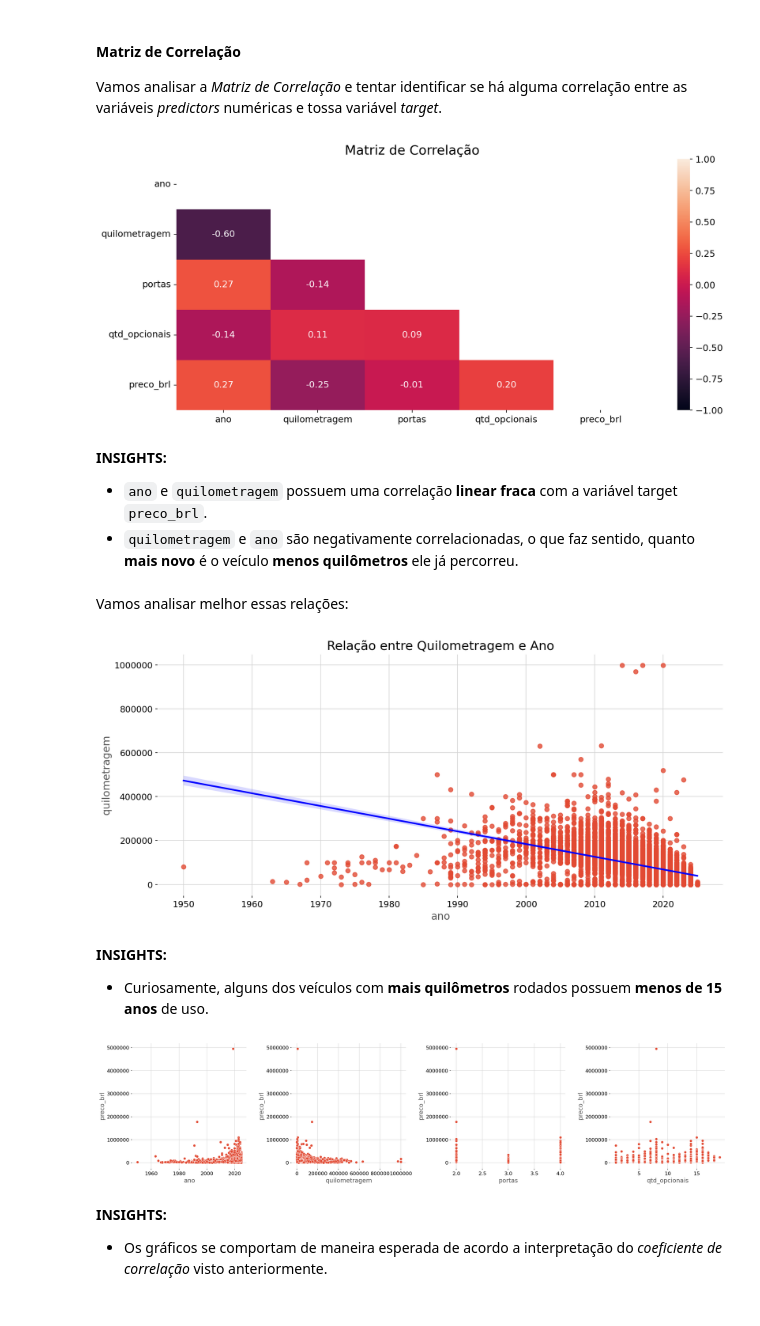
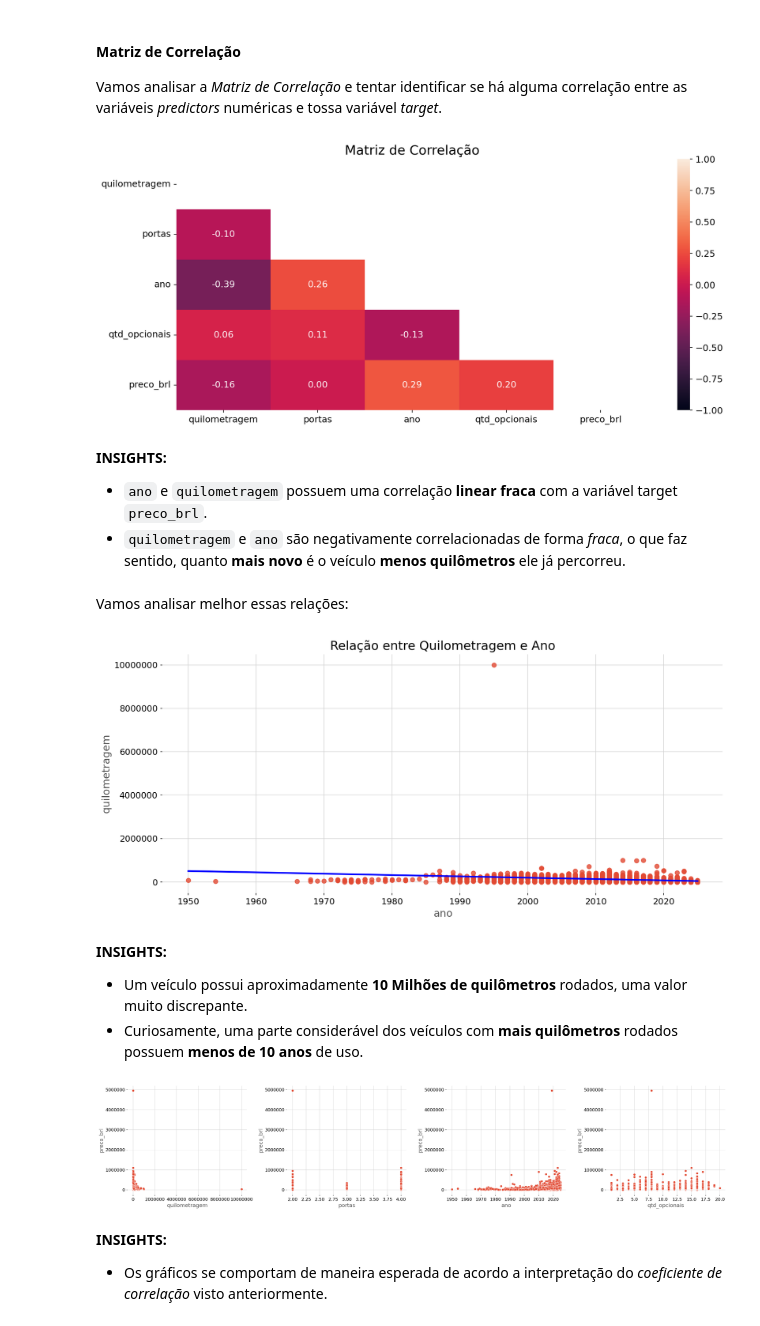
Before and after one commit to PatrickLeal/analise-carros-olx, a Jupyter notebook: notebooks/1. EDA.ipynb, the cells around one changed output. Saved outputs shown, nothing was run; the diff lists cells and outputs as text; code cells hidden in the pictures.

```diff
--- a/notebooks/1. EDA.ipynb
+++ b/notebooks/1. EDA.ipynb
@@ -253,7 +255,7 @@ Removendo variáveis que não importam para nossa análise tendo como **premissa
 from sklearn.model_selection import train_test_split
 # %%
 df_filtrado = df_cleaned.drop(columns=['imagem', 'perfil_carro', 'tempo_publicacao', 'cod_publicacao',
-                                       'titulo', 'descricao', 'cep']).copy()
+                                       'titulo', 'descricao', 'cep', 'data_publicacao']).copy()
 df_filtrado = df_filtrado.drop_duplicates()
 X = df_filtrado.drop(columns=['preco_brl'])
 y = df_filtrado['preco_brl'].copy()
@@ -514,11 +488,11 @@ fig.grid(False)
 plt.title('Matriz de Correlação')
 plt.show()
 # %% [output]
-[figure, old version]
+[figure, new version]
 # %% [markdown]
 **INSIGHTS:**
 *   `ano` e `quilometragem` possuem uma correlação **linear fraca** com a variável target `preco_brl`.
-*   `quilometragem` e `ano` são negativamente correlacionadas, o que faz sentido, quanto **mais novo** é o veículo **menos quilômetros** ele já percorreu.
+*   `quilometragem` e `ano` são negativamente correlacionadas de forma *fraca*, o que faz sentido, quanto **mais novo** é o veículo **menos quilômetros** ele já percorreu.
 # %% [markdown]
 Vamos analisar melhor essas relações:
 # %%
@@ -528,22 +502,23 @@ plt.ticklabel_format(style='plain', axis='y')
 plt.title('Relação entre Quilometragem e Ano')
 plt.show()
 # %% [output]
-[figure, old version]
+[figure, new version]
 # %% [markdown]
 **INSIGHTS:**
-*   Curiosamente, alguns dos veículos com **mais quilômetros** rodados possuem **menos de 15 anos** de uso.
+*   Um veículo possui aproximadamente **10 Milhões de quilômetros** rodados, uma valor muito discrepante.
+*   Curiosamente, uma parte considerável dos veículos com **mais quilômetros** rodados possuem **menos de 10 anos** de uso.
 # %%
-fig, axes = plt.subplots(1, 4, figsize=(21, 5))
+fig, axes = plt.subplots(1, 4, figsize=(24, 5))
 sns.scatterplot(data=train, x=num_features[0], y=target, ax=axes[0])
 sns.scatterplot(data=train, x=num_features[1], y=target, ax=axes[1])
 sns.scatterplot(data=train, x=num_features[2], y=target, ax=axes[2])
 sns.scatterplot(data=train, x=num_features[3], y=target, ax=axes[3])
 for a in range(len(axes)):
     axes[a].ticklabel_format(style='plain', axis='both')
 plt.tight_layout()
 plt.show()
 # %% [output]
-[figure, old version]
+[figure, new version]
 # %% [markdown]
 **INSIGHTS:**
 *   Os gráficos se comportam de maneira esperada de acordo a interpretação do *coeficiente de correlação* visto anteriormente.
```
Also changed, not shown: parts of 34 cells of this notebook, 2 other files.
